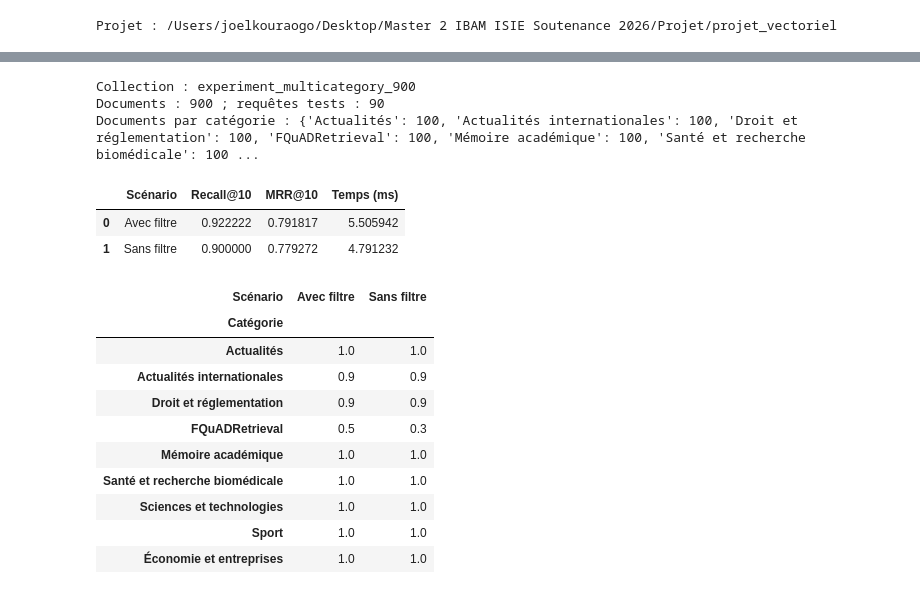
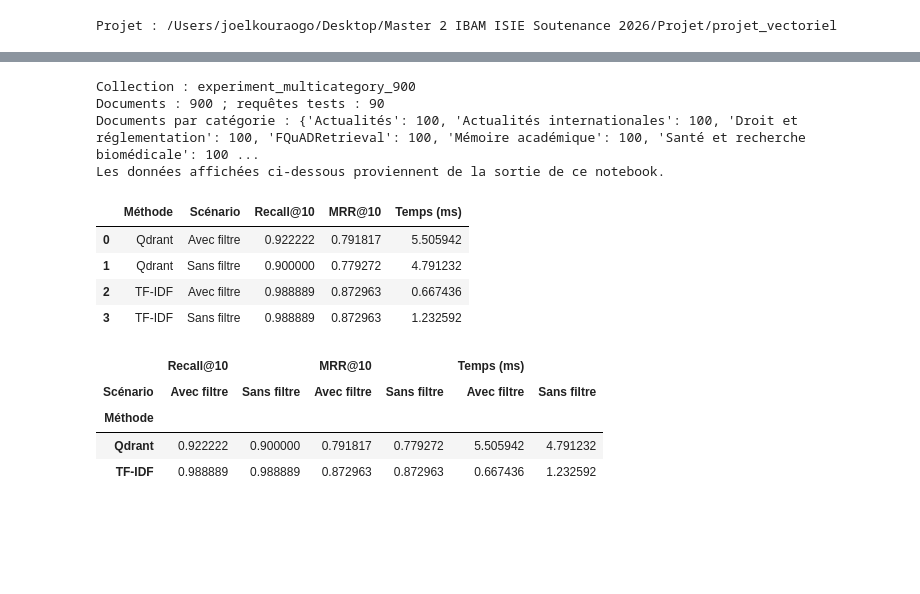
Before and after one commit to Kouraogo22/Projet_vectoriel-, a Jupyter notebook: notebooks/evaluation.ipynb, the cells around one changed output, grey strips where cells are left out. Drawn from its saved outputs; the diff is of its cells as text; code cells hidden in the pictures; blank space fills up the shorter version.

```diff
--- a/notebooks/evaluation.ipynb
+++ b/notebooks/evaluation.ipynb
@@ -42,31 +38,28 @@ Sans filtre        Économie et entreprises        1.0 0.862500    4.312592
 # %%
-summary = pd.read_csv(RESULTS_DIR / 'balanced_collection_summary_metrics.csv')
-by_category = pd.read_csv(RESULTS_DIR / 'balanced_collection_metrics.csv')
+summary = pd.read_csv(RESULTS_DIR / 'comparison_qdrant_tfidf_summary.csv')
 manifest = json.loads((RESULTS_DIR / 'balanced_collection_summary.json').read_text())
 print(f"Collection : {manifest['collection']}")
 print(f"Documents : {manifest['document_count']} ; requêtes tests : 90")
 print('Documents par catégorie :', manifest['categories'])
-summary
+print('Les données affichées ci-dessous proviennent de la sortie de ce notebook.')
+summary.sort_values(['Méthode', 'Scénario'])
 # %% [output]
 Collection : experiment_multicategory_900
 Documents : 900 ; requêtes tests : 90
 Documents par catégorie : {'Actualités': 100, 'Actualités internationales': 100, 'Droit et réglementation': 100, 'FQuADRetrieval': 100, 'Mémoire académique': 100, 'Santé et recherche biomédicale': 100 ...
+Les données affichées ci-dessous proviennent de la sortie de ce notebook.
-|  | Scénario | Recall@10 | MRR@10 | Temps (ms) |
-| 0 | Avec filtre | 0.922222 | 0.791817 | 5.505942 |
-| 1 | Sans filtre | 0.900000 | 0.779272 | 4.791232 |
+|  | Méthode | Scénario | Recall@10 | MRR@10 | Temps (ms) |
+| 0 | Qdrant | Avec filtre | 0.922222 | 0.791817 | 5.505942 |
+| 1 | Qdrant | Sans filtre | 0.900000 | 0.779272 | 4.791232 |
+| 2 | TF-IDF | Avec filtre | 0.988889 | 0.872963 | 0.667436 |
+| 3 | TF-IDF | Sans filtre | 0.988889 | 0.872963 | 1.232592 |
 # %%
-pivot = by_category.pivot(index='Catégorie', columns='Scénario', values='Recall@10')
-pivot
+comparison = summary.pivot(index='Méthode', columns='Scénario', values=['Recall@10', 'MRR@10', 'Temps (ms)'])
+comparison
 # %% [output]
-| Scénario | Avec filtre | Sans filtre |
-| Catégorie |  |  |
-| Actualités | 1.0 | 1.0 |
-| Actualités internationales | 0.9 | 0.9 |
-| Droit et réglementation | 0.9 | 0.9 |
-| FQuADRetrieval | 0.5 | 0.3 |
-| Mémoire académique | 1.0 | 1.0 |
-| Santé et recherche biomédicale | 1.0 | 1.0 |
-| Sciences et technologies | 1.0 | 1.0 |
-| Sport | 1.0 | 1.0 |
-| Économie et entreprises | 1.0 | 1.0 |
+|  | Recall@10 |  | MRR@10 |  | Temps (ms) |  |
+| Scénario | Avec filtre | Sans filtre | Avec filtre | Sans filtre | Avec filtre | Sans filtre |
+| Méthode |  |  |  |  |  |  |
+| Qdrant | 0.922222 | 0.900000 | 0.791817 | 0.779272 | 5.505942 | 4.791232 |
+| TF-IDF | 0.988889 | 0.988889 | 0.872963 | 0.872963 | 0.667436 | 1.232592 |
 # %%
```
Also changed, not shown: parts of 4 cells of this notebook, 22 other files.
